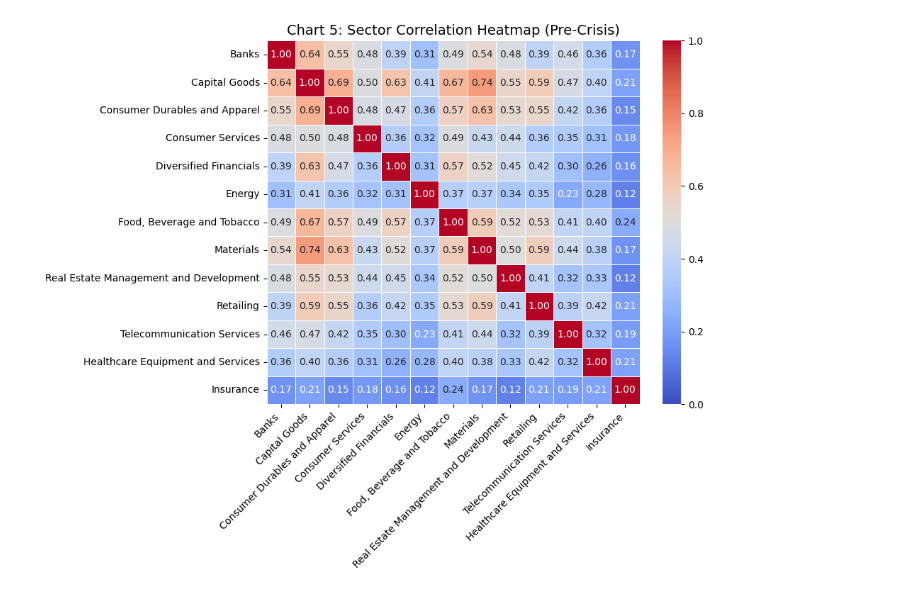
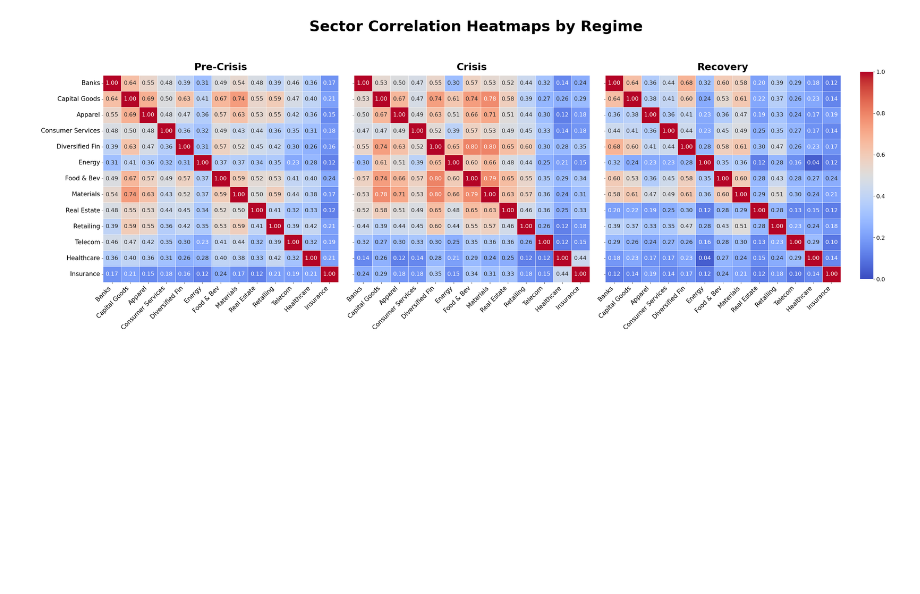
Before and after one commit to sabithahamed/CSE-Research, a Jupyter notebook: Analysis/EDA/EDA.ipynb, the cells around one changed output. Saved outputs shown, nothing was run; the diff lists cells and outputs as text; code cells hidden in the pictures; blank space fills up the shorter version.

Commit message:
modified images

```diff
--- a/Analysis/EDA/EDA.ipynb
+++ b/Analysis/EDA/EDA.ipynb
@@ -4,6 +4,8 @@ import numpy as np
 import matplotlib.pyplot as plt
 import seaborn as sns
 from statsmodels.tsa.stattools import adfuller
+
+plt.rcParams.update({'font.size': 14, 'axes.titlesize': 28, 'axes.labelsize': 14})
 
 # 1. Load the cleaned master dataset
 df = pd.read_csv('../../master_dataset.csv')
@@ -54,7 +56,7 @@ plt.figure(figsize=(12, 6))
 ax = plt.gca()
 ax.plot(df.index, df['ASPI_Return'], color='black', linewidth=0.8, label='ASPI Log Return')
 apply_shading(ax)
-plt.title('Chart 1: ASPI Daily Log Returns (2019 - 2025)', fontsize=14)
+plt.title('ASPI Daily Log Returns (2019 - 2025)', fontsize=18)
 ax.legend(loc='upper left')
 plt.show()
 
@@ -62,22 +64,22 @@ plt.show()
 def create_dual_chart(df, y1, y2, title, y2_color='orange'):
     fig, ax1 = plt.subplots(figsize=(12, 6))
     ax1.plot(df.index, df[y1], color='blue', linewidth=1.5, label=y1)
-    ax1.set_ylabel(y1, color='blue', fontsize=12)
+    ax1.set_ylabel(y1, color='blue', fontsize=14)
 
     ax2 = ax1.twinx()
     ax2.plot(df.index, df[y2], color=y2_color, linewidth=1.5, label=y2)
-    ax2.set_ylabel(y2, color=y2_color, fontsize=12)
+    ax2.set_ylabel(y2, color=y2_color, fontsize=14)
 
     apply_shading(ax1)
-    plt.title(title, fontsize=14)
+    plt.title(title, fontsize=18)
     lines_1, labels_1 = ax1.get_legend_handles_labels()
     lines_2, labels_2 = ax2.get_legend_handles_labels()
     ax1.legend(lines_1 + lines_2, labels_1 + labels_2, loc='upper left')
     plt.show()
 
-create_dual_chart(df, 'ASPI', 'SLFR', 'Chart 2: ASPI vs. SLFR (Interest Rate)', 'red')
-create_dual_chart(df, 'ASPI', 'CCPI', 'Chart 3: ASPI vs. CCPI (Inflation)', 'purple')
-create_dual_chart(df, 'ASPI', 'USD_LKR', 'Chart 4: ASPI vs. USD/LKR Exchange Rate', 'green')
+create_dual_chart(df, 'ASPI', 'SLFR', 'ASPI vs. SLFR (Interest Rate)', 'red')
+create_dual_chart(df, 'ASPI', 'CCPI', 'ASPI vs. CCPI (Inflation)', 'purple')
+create_dual_chart(df, 'ASPI', 'USD_LKR', 'ASPI vs. USD/LKR Exchange Rate', 'green')
 
 # # Chart 5: Sector Correlation Heatmap
 # sector_cols = [f'{col}_Return' for col in sectors]
@@ -123,47 +125,83 @@ df.set_index('date', inplace=True)
 
 # 2. Define the sectors and calculate returns
 sectors = [
     'Banks', 'Capital_Goods', 'Consumer_Durables_and_Apparel',
     'Consumer_Services', 'Diversified_Financials', 'Energy',
     'Food,_Beverage_and_Tobacco', 'Materials', 'Real_Estate_Management_and_Development',
     'Retailing', 'Telecommunication_Services', 'Healthcare_Equipment_and_Services', 'Insurance',
 ]
 for col in sectors:
     df[f'{col}_Return'] = np.log(df[col] / df[col].shift(1))
 df.dropna(inplace=True)
 
 sector_cols = [f'{col}_Return' for col in sectors]
-clean_names = [c.replace('_Return', '').replace('_', ' ') for c in sector_cols]
+
+# Create a mapping for shorter, cleaner names
+name_mapping = {
+    'Real_Estate_Management_and_Development': 'Real Estate',
+    'Consumer_Durables_and_Apparel': 'Apparel',
+    'Food,_Beverage_and_Tobacco': 'Food & Bev',
+    'Healthcare_Equipment_and_Services': 'Healthcare',
+    'Telecommunication_Services': 'Telecom',
+    'Diversified_Financials': 'Diversified Fin',
+    'Capital_Goods': 'Capital Goods'
+}
+
+# Apply mapping: use the short name if it exists, otherwise keep original (with spaces)
+clean_names = [name_mapping.get(c, c.replace('_', ' ')) for c in sectors]
 
 # 3. Define the three exact periods based on your project scope
 periods = {
     'Pre-Crisis': ('2019-01-01', '2022-02-28'),
     'Crisis': ('2022-03-01', '2023-02-28'),
     'Recovery': ('2023-03-01', '2025-08-31')
 }
 
-# 4. Loop through each period, slice the data, and generate a heatmap
-for title, (start, end) in periods.items():
-    # Slice the dataframe to only include the current period
+# 4. Build one wide figure with three heatmaps side by side
+fig, axes = plt.subplots(1, 3, figsize=(30, 11), sharey=True)
+fig.subplots_adjust(right=0.92, wspace=0.12)
+
+# Add one shared colorbar so all three panels keep the same width
+cbar_ax = fig.add_axes([0.935, 0.18, 0.015, 0.64])
+
+for i, (title, (start, end)) in enumerate(periods.items()):
     mask = (df.index >= start) & (df.index <= end)
     period_df = df.loc[mask, sector_cols]
 
-    # Calculate correlation matrix for this specific period
     corr = period_df.corr()
     corr.columns = clean_names
     corr.index = clean_names
 
-    # Plot the heatmap
-    plt.figure(figsize=(10, 8))
-    sns.heatmap(corr, annot=True, cmap='coolwarm', vmin=0, vmax=1, fmt=".2f", linewidths=.5)
-    plt.title(f'Chart 5: Sector Correlation Heatmap ({title})', fontsize=14)
-    plt.xticks(rotation=45, ha='right')
-    plt.tight_layout()
+    sns.heatmap(
+        corr,
+        annot=True,
+        cmap='coolwarm',
+        vmin=0,
+        vmax=1,
+        fmt='.2f',
+        linewidths=0.6,
+        annot_kws={'size': 14},
+        cbar=(i == 0),
+        cbar_ax=cbar_ax if i == 0 else None,
+        ax=axes[i]
+    )
 
-    # Save the image automatically
-    filename = f'Chart_5_{title}_Heatmap.png'
-    plt.savefig(filename, dpi=300)
-    plt.show()
-    print(f"Saved: {filename}")
+    axes[i].set_title(f'{title}', fontsize=24, pad=12, fontweight='bold')
+    axes[i].tick_params(axis='x', labelrotation=45, labelsize=15)
+    axes[i].tick_params(axis='y', labelsize=15)
+    for tick in axes[i].get_xticklabels():
+        tick.set_horizontalalignment('right')
+
+    # Shared y-axis: keep row labels on the first panel only
+    if i > 0:
+        axes[i].tick_params(axis='y', labelleft=False)
+
+fig.suptitle('Sector Correlation Heatmaps by Regime', fontsize=36, fontweight='bold')
+plt.tight_layout(rect=[0, 0, 0.92, 0.93])
+
+combined_filename = 'Chart_5_Combined_Heatmaps_Wide.png'
+plt.savefig(combined_filename, dpi=400, bbox_inches='tight')
+plt.show()
+print(f"Saved: {combined_filename}")
 # %% [output]
-[figure, old version]
+[figure, new version]
```
Also changed, not shown: parts of 2 cells of this notebook, 17 other files.
